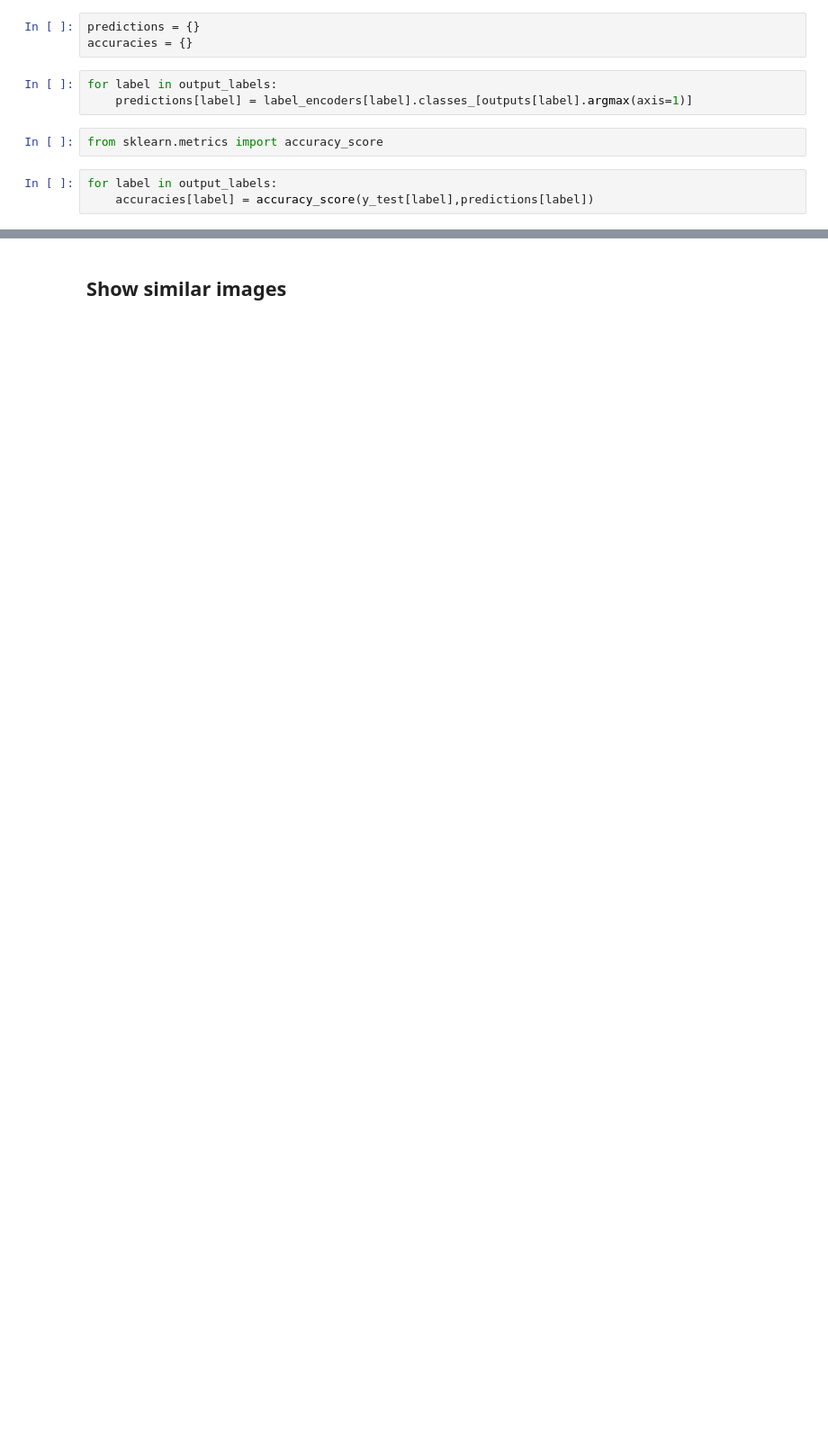
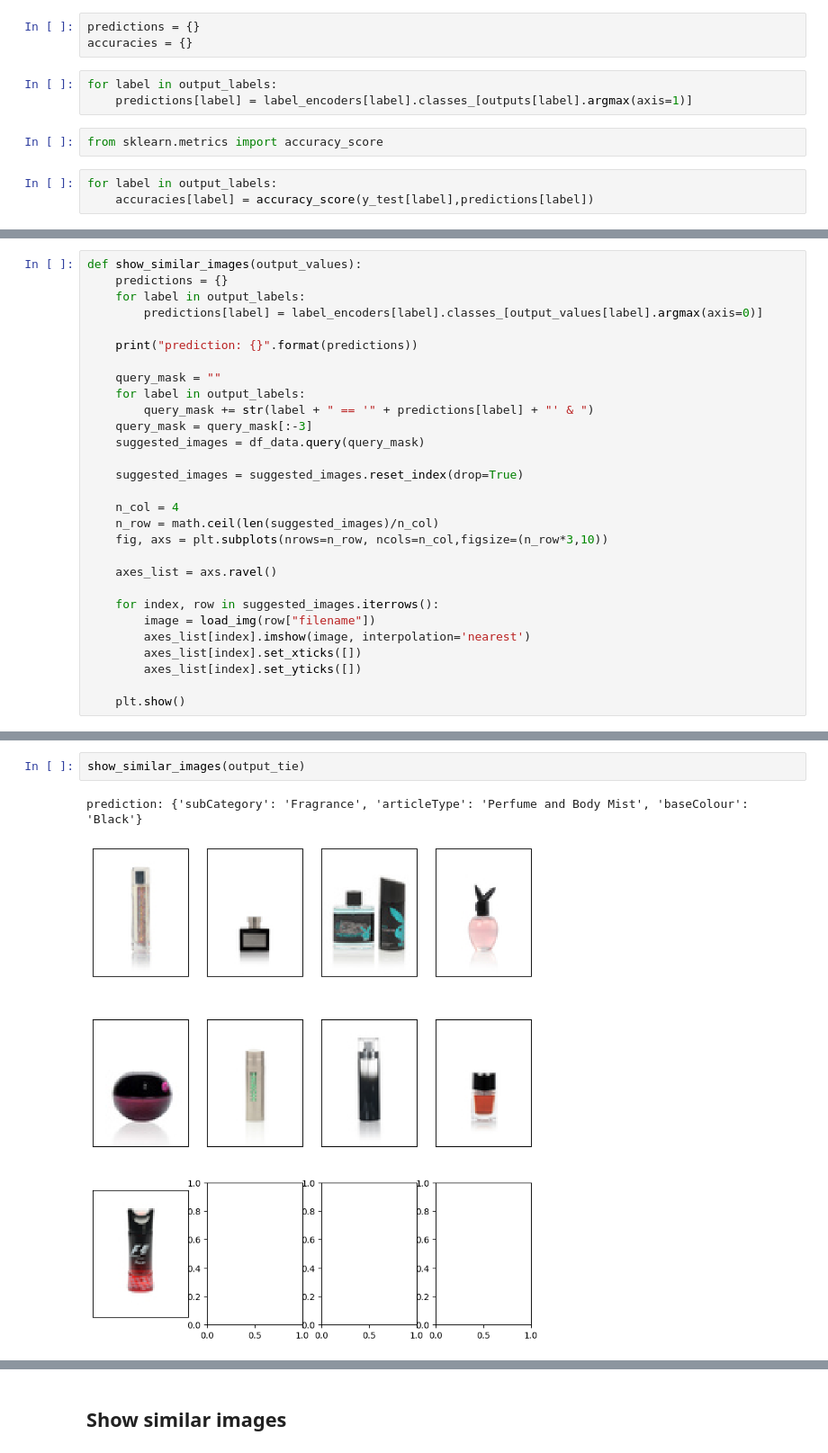
Before and after one commit to ihorkomarov/cloth_classifier, a Jupyter notebook: TL_WS_Group_1.ipynb, the cells around one changed output, grey strips where cells are left out. Shown at 90% size. Drawn from its saved outputs; the diff is of its cells as text; blank space fills up the shorter version.

```diff
--- a/TL_WS_Group_1.ipynb
+++ b/TL_WS_Group_1.ipynb
@@ -515,0 +472,29 @@ This item baseColour is most likely Blue. With a 86.51% confidence. The second m
+# %%
+def show_similar_images(output_values):
+    predictions = {}
+    for label in output_labels:
+        predictions[label] = label_encoders[label].classes_[output_values[label].argmax(axis=0)]
+
+    print("prediction: {}".format(predictions))
+
+    query_mask = ""
+    for label in output_labels:
+        query_mask += str(label + " == '" + predictions[label] + "' & ")
+    query_mask = query_mask[:-3]
+    suggested_images = df_data.query(query_mask)
+
+    suggested_images = suggested_images.reset_index(drop=True)
+
+    n_col = 4
+    n_row = math.ceil(len(suggested_images)/n_col)
+    fig, axs = plt.subplots(nrows=n_row, ncols=n_col,figsize=(n_row*3,10))
+
+    axes_list = axs.ravel()
+
+    for index, row in suggested_images.iterrows():
+        image = load_img(row["filename"])
+        axes_list[index].imshow(image, interpolation='nearest')
+        axes_list[index].set_xticks([])
+        axes_list[index].set_yticks([])
+
+    plt.show()
@@ -515,0 +522,5 @@ This item baseColour is most likely Blue. With a 86.51% confidence. The second m
+# %%
+show_similar_images(output_tie)
+# %% [output]
+prediction: {'subCategory': 'Fragrance', 'articleType': 'Perfume and Body Mist', 'baseColour': 'Black'}
+[figure, added]
```
Also changed, not shown: parts of 40 cells of this notebook, 3 other files.
